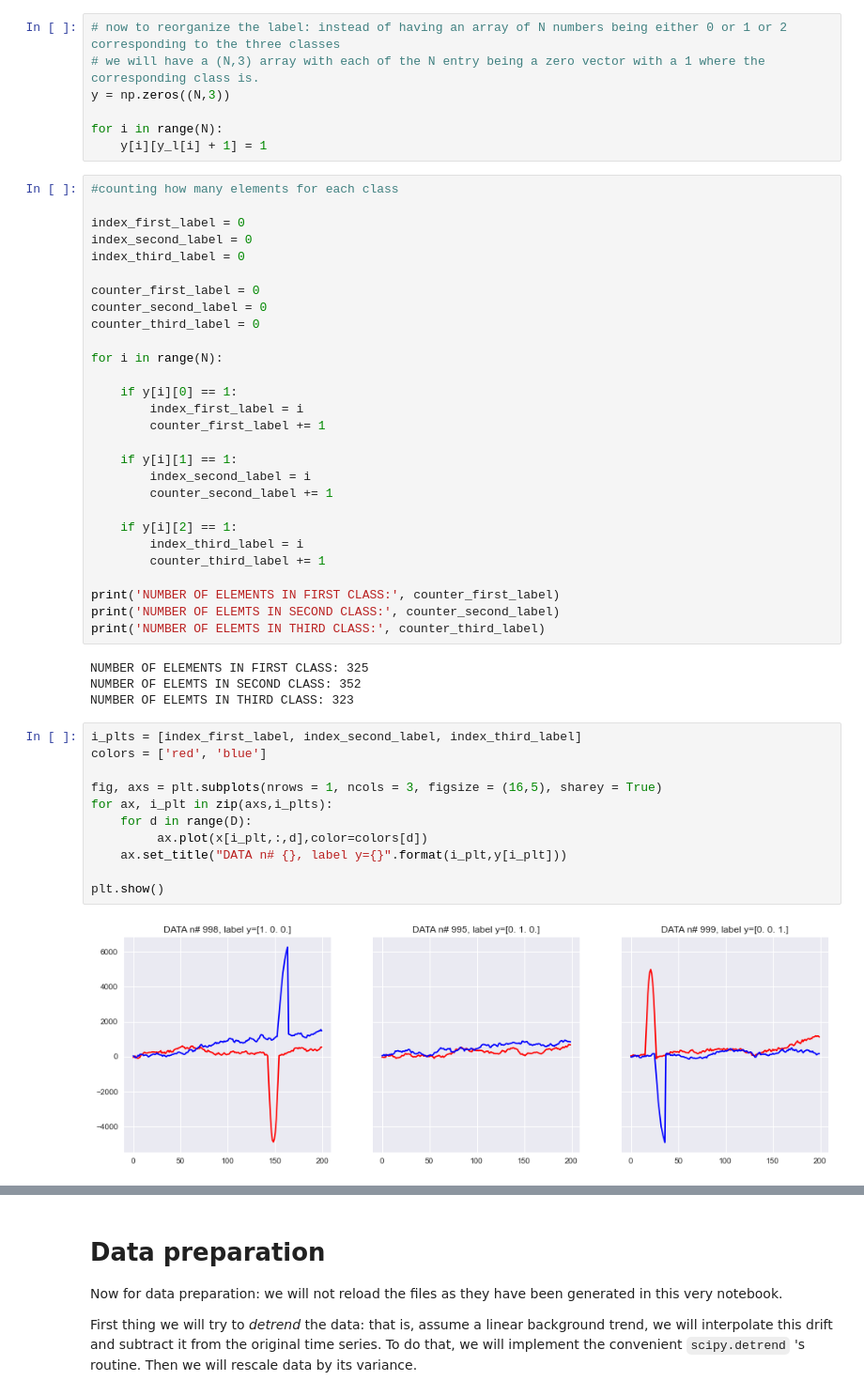
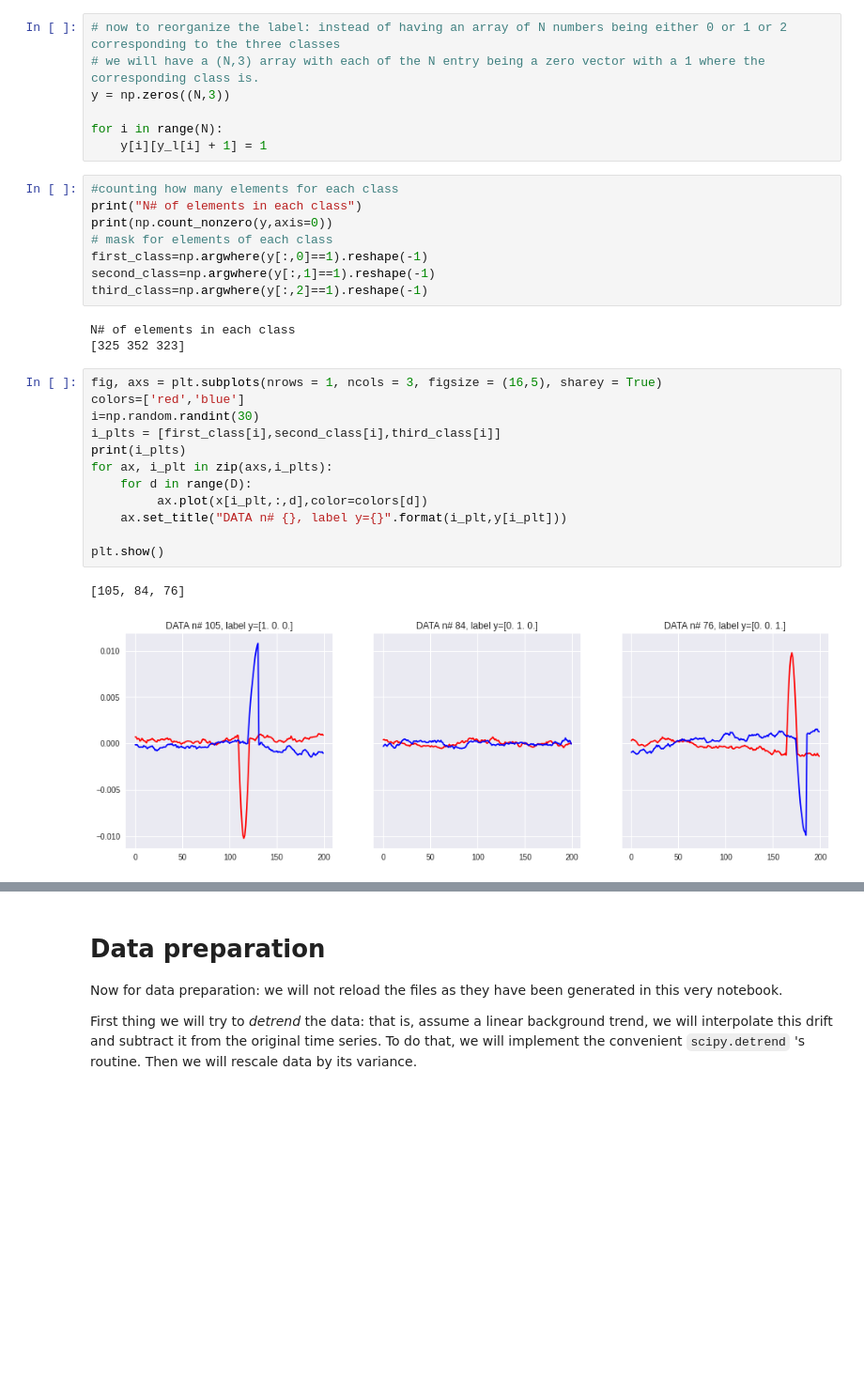
Before and after one commit to emersonvero/LoCP2, a Jupyter notebook: 03_convol/2219_assignment_03_mod.ipynb, the cells around one changed output, grey strips where cells are left out. Shown at 94% size. Saved outputs shown, nothing was run; the diff lists cells and outputs as text; blank space fills up the shorter version.

```diff
--- a/03_convol/2219_assignment_03_mod.ipynb
+++ b/03_convol/2219_assignment_03_mod.ipynb
@@ -78,51 +78,32 @@ y = np.zeros((N,3))
 
 for i in range(N):
     y[i][y_l[i] + 1] = 1
-# %%
-#counting how many elements for each class
-
-index_first_label = 0
-index_second_label = 0
-index_third_label = 0
-
-counter_first_label = 0
-counter_second_label = 0
-counter_third_label = 0
-
-for i in range(N):
-
-    if y[i][0] == 1:
-        index_first_label = i
-        counter_first_label += 1
-
-    if y[i][1] == 1:
-        index_second_label = i
-        counter_second_label += 1
-
-    if y[i][2] == 1:
-        index_third_label = i
-        counter_third_label += 1
-
-print('NUMBER OF ELEMENTS IN FIRST CLASS:', counter_first_label)
-print('NUMBER OF ELEMTS IN SECOND CLASS:', counter_second_label)
-print('NUMBER OF ELEMTS IN THIRD CLASS:', counter_third_label)
-# %% [output]
-NUMBER OF ELEMENTS IN FIRST CLASS: 325
-NUMBER OF ELEMTS IN SECOND CLASS: 352
-NUMBER OF ELEMTS IN THIRD CLASS: 323
+# %%
+#counting how many elements for each class
+print("N# of elements in each class")
+print(np.count_nonzero(y,axis=0))
+# mask for elements of each class
+first_class=np.argwhere(y[:,0]==1).reshape(-1)
+second_class=np.argwhere(y[:,1]==1).reshape(-1)
+third_class=np.argwhere(y[:,2]==1).reshape(-1)
+# %% [output]
+N# of elements in each class
+[325 352 323]
 # %%
-i_plts = [index_first_label, index_second_label, index_third_label]
-colors = ['red', 'blue']
-
 fig, axs = plt.subplots(nrows = 1, ncols = 3, figsize = (16,5), sharey = True)
+colors=['red','blue']
+i=np.random.randint(30)
+i_plts = [first_class[i],second_class[i],third_class[i]]
+print(i_plts)
 for ax, i_plt in zip(axs,i_plts):
     for d in range(D):
          ax.plot(x[i_plt,:,d],color=colors[d])
     ax.set_title("DATA n# {}, label y={}".format(i_plt,y[i_plt]))
 
 plt.show()
 # %% [output]
+[105, 84, 76]
-[figure, old version]
+[figure, new version]
 # %%
 # save data
 ! mkdir -p DATA2_03
```
Also changed, not shown: parts of 4 cells of this notebook, 2 other files.
